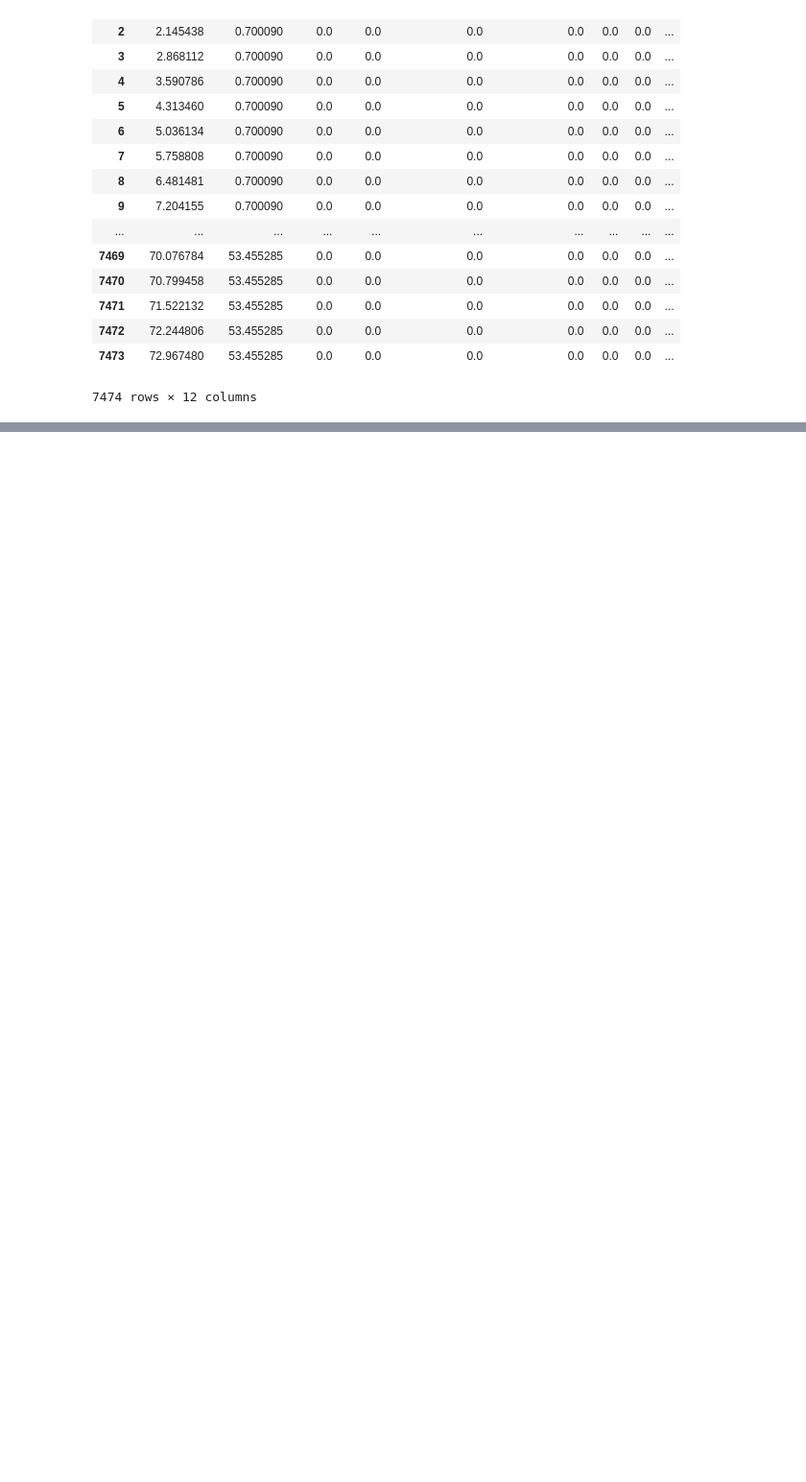
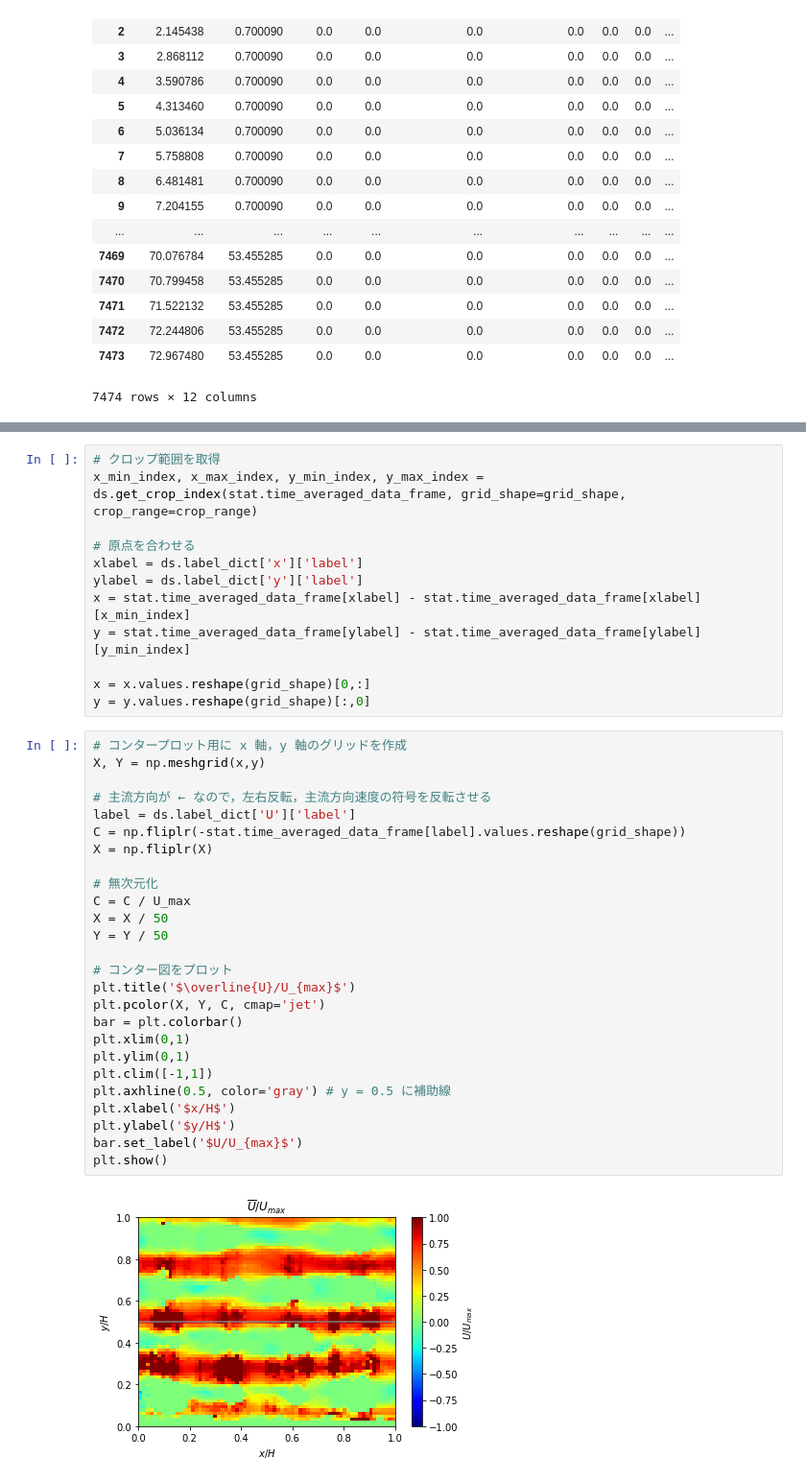
Before and after one commit to htlab-opu/dynamicstorm, a Jupyter notebook: examples/example01.ipynb, the cells around one changed output, grey strips where cells are left out. Shown: that part at 96% size. Saved outputs shown, nothing was run; the diff lists cells and outputs as text; blank space fills up the shorter version.

```diff
--- a/examples/example01.ipynb
+++ b/examples/example01.ipynb
@@ -179,0 +156,40 @@ plt.show()
+# %%
+# クロップ範囲を取得
+x_min_index, x_max_index, y_min_index, y_max_index = ds.get_crop_index(stat.time_averaged_data_frame, grid_shape=grid_shape, crop_range=crop_range)
+
+# 原点を合わせる
+xlabel = ds.label_dict['x']['label']
+ylabel = ds.label_dict['y']['label']
+x = stat.time_averaged_data_frame[xlabel] - stat.time_averaged_data_frame[xlabel][x_min_index]
+y = stat.time_averaged_data_frame[ylabel] - stat.time_averaged_data_frame[ylabel][y_min_index]
+
+x = x.values.reshape(grid_shape)[0,:]
+y = y.values.reshape(grid_shape)[:,0]
+# %%
+# コンタープロット用に x 軸，y 軸のグリッドを作成
+X, Y = np.meshgrid(x,y)
+
+# 主流方向が ← なので，左右反転，主流方向速度の符号を反転させる
+label = ds.label_dict['U']['label']
+C = np.fliplr(-stat.time_averaged_data_frame[label].values.reshape(grid_shape))
+X = np.fliplr(X)
+
+# 無次元化
+C = C / U_max
+X = X / 50
+Y = Y / 50
+
+# コンター図をプロット
+plt.title('$\overline{U}/U_{max}$')
+plt.pcolor(X, Y, C, cmap='jet')
+bar = plt.colorbar()
+plt.xlim(0,1)
+plt.ylim(0,1)
+plt.clim([-1,1])
+plt.axhline(0.5, color='gray') # y = 0.5 に補助線
+plt.xlabel('$x/H$')
+plt.ylabel('$y/H$')
+bar.set_label('$U/U_{max}$')
+plt.show()
+# %% [output]
+[figure, added]
```
Also changed, not shown: parts of 16 cells of this notebook, 2 other files.
